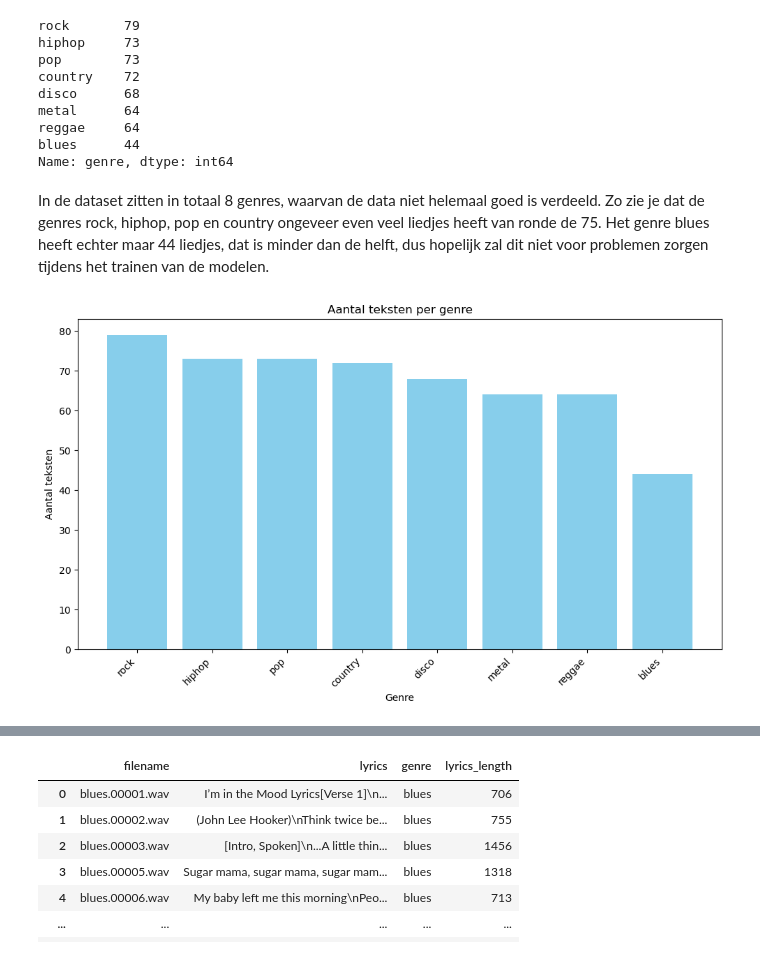
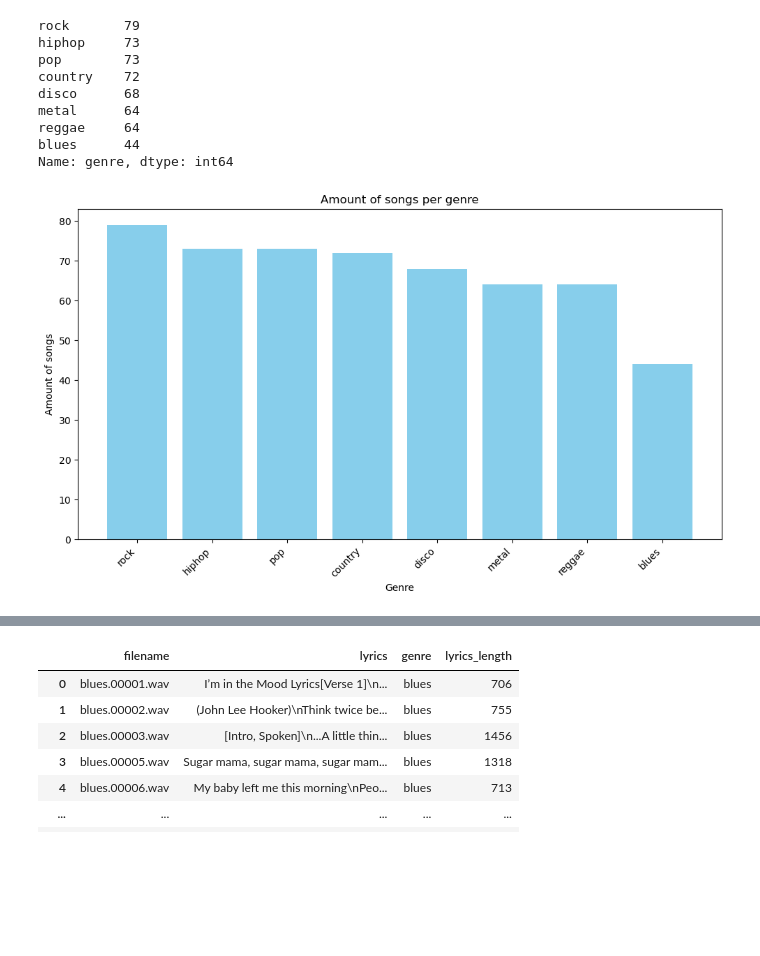
Before and after one commit to juliaboschman/Deep-Learning-Portfolio, a Jupyter notebook: Portfolio 2/Karaoke_Klassificatie.ipynb, the cells around one changed output, grey strips where cells are left out. Drawn from its saved outputs; the diff is of its cells as text; code cells hidden in the pictures; blank space fills up the shorter version.

Commit message:
Eerste model met uitleg af

```diff
--- a/Portfolio 2/Karaoke_Klassificatie.ipynb
+++ b/Portfolio 2/Karaoke_Klassificatie.ipynb
@@ -232,19 +299,17 @@ metal      64
 reggae     64
 blues      44
 Name: genre, dtype: int64
-# %% [markdown]
-In de dataset zitten in totaal 8 genres, waarvan de data niet helemaal goed is verdeeld. Zo zie je dat de genres rock, hiphop, pop en country ongeveer even veel liedjes heeft van ronde de 75. Het genre blues heeft echter maar 44 liedjes, dat is minder dan de helft, dus hopelijk zal dit niet voor problemen zorgen tijdens het trainen van de modelen.
 # %%
 genres = tekst["genre"].value_counts().index
 aantallen = tekst["genre"].value_counts().values
 
 plt.figure(figsize=(10, 6))
 plt.bar(genres, aantallen, color='skyblue')
-plt.title('Aantal teksten per genre')
+plt.title('Amount of songs per genre')
 plt.xlabel('Genre')
-plt.ylabel('Aantal teksten')
+plt.ylabel('Amount of songs')
 plt.xticks(rotation=45, ha='right')
 plt.tight_layout()
 plt.show()
 # %% [output]
-[figure, old version]
+[figure, new version]
```
Also changed, not shown: parts of 96 cells of this notebook.
